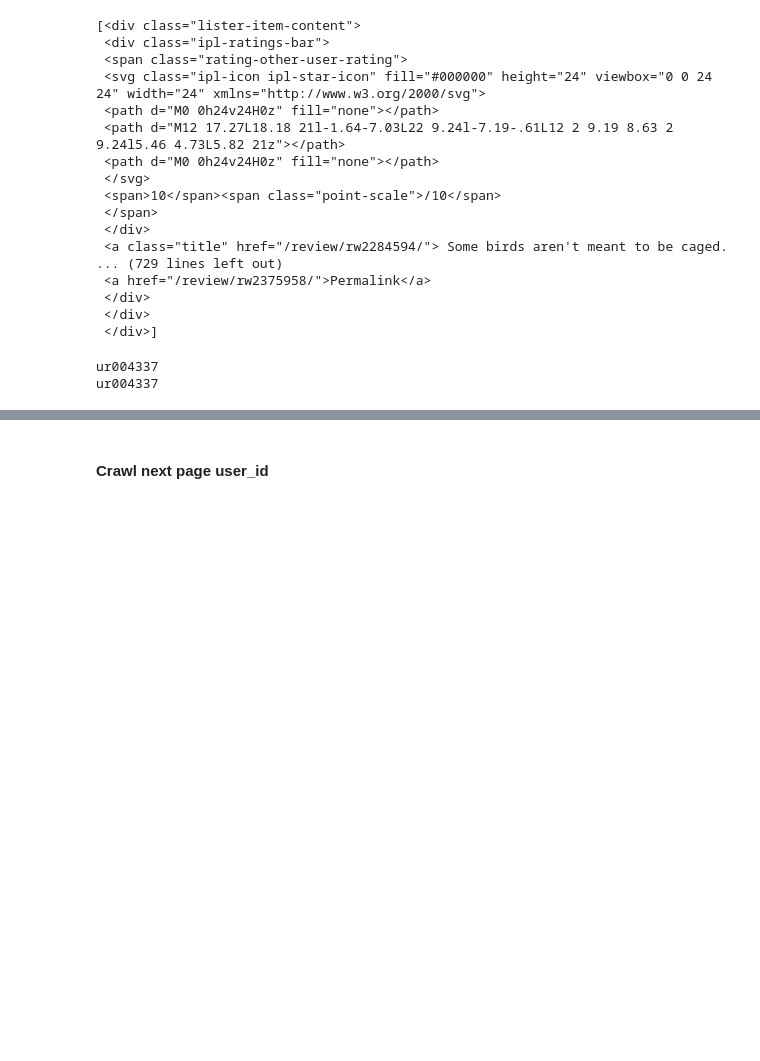
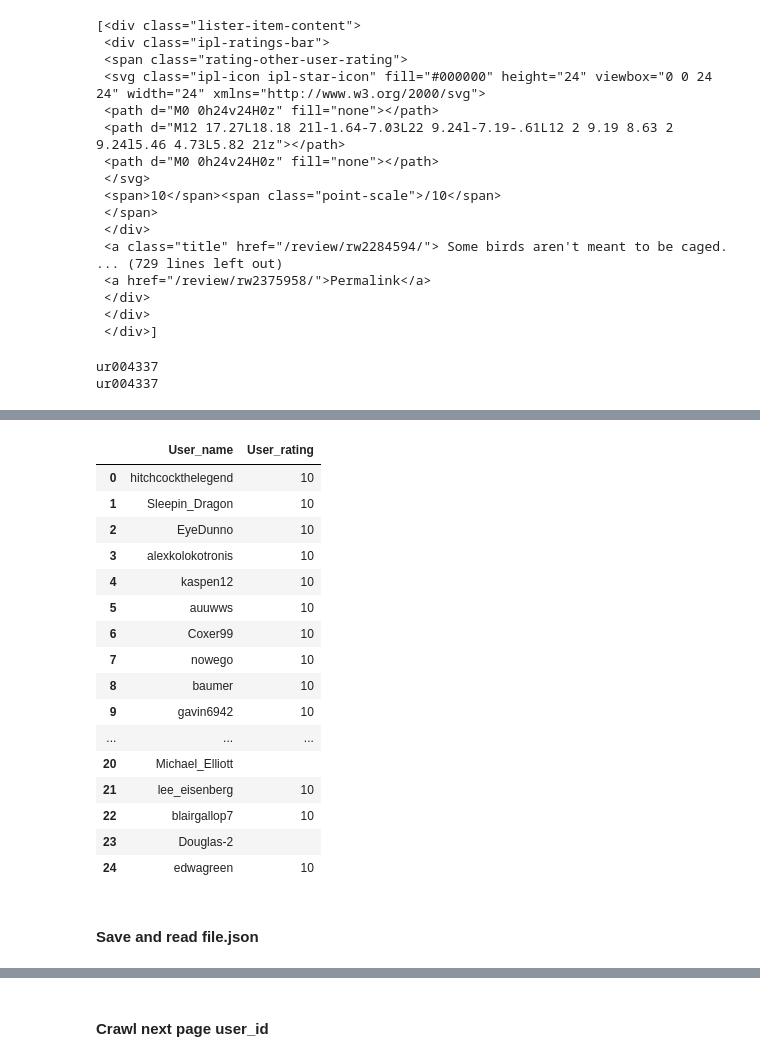
Before and after one commit to HThinhZ/Recommender_System_Project, a Jupyter notebook: test.ipynb, the cells around one changed output, grey strips where cells are left out. Saved outputs shown, nothing was run; the diff lists cells and outputs as text; code cells hidden in the pictures; blank space fills up the shorter version.

Commit message:
Crawl User Rating (Included Next Page)

```diff
--- a/test.ipynb
+++ b/test.ipynb
@@ -54,17 +73,17 @@ for string in strings:
 ur004337
 ur004337
 # %%
-name_tags = soup.find_all('span', class_ = "display-name-link")
 # user_name = []
 # user_id = []
-user_name = set()
+user_name = []
 user_id = set()
-for name_tag in name_tags:
+for content in container:
+    name_tag = content.find('span', class_ = "display-name-link")
     # user_name.append(name_tag.text)
     # user_id.append(name_tag.find('a')['href'][6:-1])
-    user_name.add(name_tag.text)
-    user_id_re = re.findall(pattern, str(name_tag.find('a')['href']))
-    user_id.add(user_id_re[0])
-
-user_id
+    if name_tag != None:
+        user_name.append(name_tag.text)
+        user_id_re = re.findall(pattern, str(name_tag.find('a')['href']))
+        user_id.add(user_id_re[0])
+user_name
 # %% [output]
@@ -87,0 +107,12 @@ user_id
+# %%
+user_ratings = []
+for content in container:
+    tag = content.find_all('span', class_= "rating-other-user-rating")
+    try:
+        rating_tag = tag[0].find('span')
+        user_ratings.append(rating_tag.text)
+    except:
+        user_ratings.append("")
+
+
+user_ratings
@@ -92,3 +139,26 @@ data
+# %%
+df = pd.DataFrame({"User_name": user_name, "User_rating": user_ratings})
+df
+# %% [output]
+|  | User_name | User_rating |
+| 0 | hitchcockthelegend | 10 |
+| 1 | Sleepin_Dragon | 10 |
+| 2 | EyeDunno | 10 |
+| 3 | alexkolokotronis | 10 |
+| 4 | kaspen12 | 10 |
+| 5 | auuwws | 10 |
+| 6 | Coxer99 | 10 |
+| 7 | nowego | 10 |
+| 8 | baumer | 10 |
+| 9 | gavin6942 | 10 |
+| ... | ... | ... |
+| 20 | Michael_Elliott |  |
+| 21 | lee_eisenberg | 10 |
+| 22 | blairgallop7 | 10 |
+| 23 | Douglas-2 |  |
+| 24 | edwagreen | 10 |
+# %% [markdown]
+#### Save and read file.json
 # %%
 # Save data into file json
 file_path = "data_test.json"
```
Also changed, not shown: parts of 15 cells of this notebook, 5 other files.
